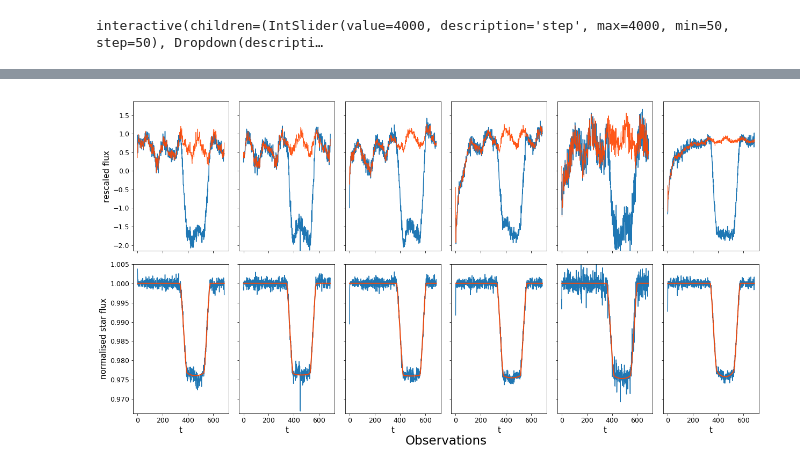
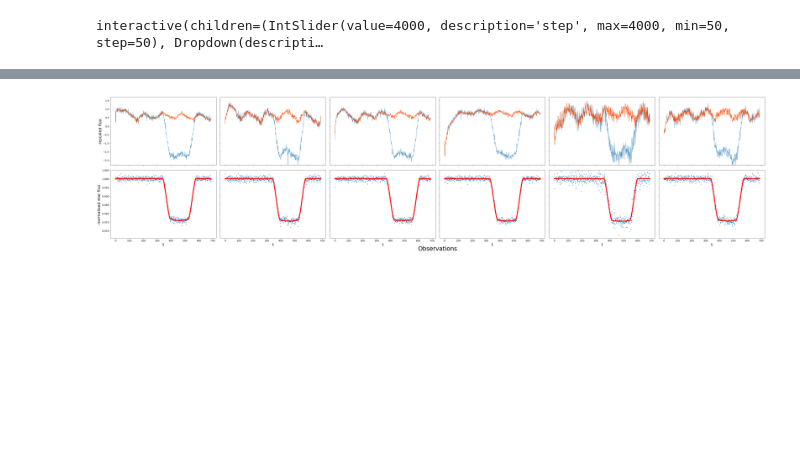
Before and after one commit to ucl-exoplanets/deepARTransit, a Jupyter notebook: deepartransit/notebooks/01_visualize_learning.ipynb, the cells around one changed output, grey strips where cells are left out. Cells and saved outputs as stored; diff of their text form; code cells hidden in the pictures; blank space fills up the shorter version.

```diff
--- a/deepartransit/notebooks/01_visualize_learning.ipynb
+++ b/deepartransit/notebooks/01_visualize_learning.ipynb
@@ -54,5 +54,14 @@ experiment_button = widgets.Dropdown(
     description='\t\t',
     disabled=False
 )
+# %%
+# Experiment text box widget
+experiment_widget = widgets.Textarea(
+    #options=sorted(list({r.split('experiments')[1][1:] for r,d,f in os.walk(os.path.join(project_dir, 'deepartransit','experiments')) if 'output' in d and 'summary' in d})),
+    value='cobweb/',
+    # rows=10,
+    description='\t\t',
+    disabled=False
+)
 # %%
 #Select an experime
@@ -64,7 +73,8 @@ Dropdown(description='\t\t', index=8, options=('cobweb/agol_all_artif_transits',
 from utils.config import get_config_file, process_config
 from deepartransit.data_handling import data_generator
 
-experiment_folder = experiment_button.value
+experiment_folder = experiment_widget.value
+project_dir = project_button.value
 #experiment_folder = 'cob£web/agol_rlc/22807296/'
 experiment_dir = os.path.join(project_dir, 'deepartransit', 'experiments', experiment_folder)
 print(experiment_dir)
@@ -91,18 +105,19 @@ selecting linear transit model
 # retrieve evaluation steps
 loc_dict = {}
 pars_dict = {}
+scale_dict = {}
 for fn in [s for s in os.listdir(os.path.join(project_dir, config.output_dir)) if (s[:3] == 'loc')]:
     step = fn.split('_')[-1].split('.')[0]
     try:
         loc_dict[int(step)] = np.load(os.path.join(project_dir, config.output_dir, fn)).swapaxes(0,1)#.mean(axis=0)
         pars_dict[int(step)] = np.load(os.path.join(project_dir, config.output_dir, 'trans_pars_{}.npy'.format(step))).swapaxes(0,1)
-
+        scale_dict[int(step)] = np.load(os.path.join(project_dir, config.output_dir, 'scales_array_{}.npy'.format(step))).swapaxes(0,1)#.mean(axis=0)
         #pred_instr = traces_array.mean(axis=(0))
         #length_pred = pred_instr.shape[1]
         #plc_trans = data.Z[:, config.pretrans_length:config.pretrans_length+config.trans_length+1]
     except:
         print(fn)
-        continue
+        break
 step_list = sorted([int(k) for k in loc_dict if k!='array'])
 print(step_list)
 # %% [output]
@@ -110,7 +125,7 @@ print(step_list)
 # %%
 # Visualize evolution of predictions and fits
 pred_range = range(config.pretrans_length, config.pretrans_length+ config.trans_length + 1)
-
+transitModel = LinearTransit
 def update(step = step_list[-1], obs = 0, show=True, verbose=True):
     loc_k = np.load(os.path.join(project_dir, config.output_dir, 'loc_array_{}.npy'.format(step))).swapaxes(0,1)
     scales_k = np.load(os.path.join(project_dir, config.output_dir, 'scales_array_{}.npy'.format(step))).swapaxes(0,1)[obs].flatten()
@@ -236,65 +263,59 @@ pass
 transitModel = LLDTransit
 # %%
 # all-transits in one plot
+#step = 12000
+#step = step_list[12_000//config.freq_eval]
 step = step_list[-1]
 verbose=True
 
-plt.rcParams['axes.labelsize'] = 15
+plt.rcParams['axes.labelsize'] = 20
 plt.rcParams['xtick.labelsize'] = 'small'
 plt.rcParams['ytick.labelsize'] = 'small'
-fig, ax = plt.subplots(2, data.Z.shape[0], figsize=(data.Z.shape[0]*3, 10), sharex='col', sharey='row')
+fig, ax = plt.subplots(2, data.Z.shape[0], figsize=(data.Z.shape[0]*8, 12), sharex='col', sharey='row')
 fig.subplots_adjust(hspace=0., wspace=0.)
 if len(ax.shape) == 1:
     ax = ax[:,np.newaxis]
+delta_list = []
+tc_list = []
+
+margin = 5
+
 for obs in range(data.Z.shape[0]):
-
 
     loc_k = np.load(os.path.join(project_dir, config.output_dir, 'loc_array_{}.npy'.format(step))).swapaxes(0,1)
     scales_k = np.load(os.path.join(project_dir, config.output_dir, 'scales_array_{}.npy'.format(step))).swapaxes(0,1)[obs].flatten()
-    #trans_pars = np.load(os.path.join(project_dir, config.output_dir, 'trans_pars_{}.npy'.format(step)))
-    #try:
-    #    popt = trans_pars[obs]
-    #except TypeError:
-    #    popt = trans_pars
     transit = transitModel(data.time_array)
 
 
     transit_component = (data.scaler_Z.inverse_transform(data.Z)[obs]
                          /data.scaler_Z.inverse_transform(loc_k)[obs])
-
+    min_P = transit.time_array[-1] - transit.time_array[0]
     transit.fit(transit_component,
-                range_fit=range(data.Z.shape[1]),
+                range_fit=range(margin, data.Z.shape[1]-margin),
                 time_axis=0,
                 p0=transit.transit_pars,
-                sigma=scales_k)
+                #sigma=scales_k[margin:data.Z.shape[1]-margin],
+                sigma= ( #np.array(scales_k[margin:data.Z.shape[1]-margin]**2) +
+                        np.array([ transit_component.std()]*(data.Z.shape[1]-2*margin))),
+                #bounds=((0., 0., min_P, np.diff(transit.time_array).mean(), 0., 0., 0., transit.time_array[0]),
+                #        (0.2, 0.5, np.inf, min_P, 180., 1., 90., transit.time_array[-1]))
+               )
     if verbose:
-        #print('transit params: {}'.format(transit.transit_pars))
+        print('transit params: {}'.format(transit.transit_pars))
         #print('uncertainties: {}'.format(np.sqrt(np.diag(transit.pcov))))
         print('transit depth:{0:0.6f} +/- {1:0.6f}'.format(transit.delta, transit.err_delta))
 
-    ax[0, obs].plot(data.Z[obs].flatten(), label='data')
-    #plt.plot()
-    p = ax[0, obs].plot(loc_k[obs], color='orangered', label='pred', linewidth=1, alpha=0.9)
-    #ax[0, obs].fill_between(data.time_array,
-    #                   loc_k[obs,:,0] - scales_k, loc_k[obs,:,0] + scales_k, alpha= 0.3,
-    #                   color=p[0].get_color())
-    #ax[0].set_xticks([])
-    #plt.plot(pred_range, d[step][:,0,:,0].T, label=step, color='grey', linewidth=0.2, alpha= 0.3)
-    #plt.plot(pred_range, d[step][:,0,:,0].mean(0), label=step, color='red', linewidth=1)
-    #plt.plot(pred_range, data.scaler_Z.transform(data.scaler_Z.inverse_transform(d[step][:,0,:,0].mean(0)) *
-    #                                             transit.flux[pred_range]).flatten(),
-    #         label=step, color='red', linewidth=1, alpha=0.7)
+    ax[0, obs].plot(data.Z[obs].flatten(), label='data', linewidth=0.8)
+    p = ax[0, obs].plot(loc_k[obs], color='orangered', label='pred', linewidth=1.5, alpha=0.9)
 
-
-    #plt.title('step {}'.format(step))
-
-    ax[1, obs].plot(transit_component)
-    ax[1, obs].plot(transit.flux, color='orangered', label='best fit', linewidth=2, alpha=0.9)
-
-    #ax[0,obs].legend()
-    #ax[1,obs].legend()
+    ax[1, obs].scatter(transit.time_array, transit_component, s=5)
+    ax[1, obs].plot(transit.flux, color='red', label='best fit', linewidth=5, alpha=0.9)
+    tc_list.append(transit_component)
     ax[1,obs].set_xlabel('t')
 
+    temp_pars = transit.transit_pars
+    delta_list.append([transit.delta, transit.err_delta])
+    delta_arr = np.array(delta_list)
 
 ax[0,0].set_ylabel('rescaled flux')
 ax[1,0].set_ylabel('normalised star flux')
@@ -306,7 +327,7 @@ fig.add_subplot(111, frameon=False)
 # hide tick and tick label of the big axis
 plt.tick_params(labelcolor='none', top=False, bottom=False, left=False, right=False)
 plt.margins(x = 1)
-plt.xlabel("Observations", fontsize=23, labelpad=20)
+plt.xlabel("Observations", fontsize=30, labelpad=20)
 plt.subplots_adjust(bottom=0.5)
 fig.show()
 # %% [output]
@@ -319 +352 @@ transit depth:0.023708 +/- 0.000008
-[figure, old version]
+[figure, new version]
```
Also changed, not shown: parts of 18 cells of this notebook, 3 other files.
